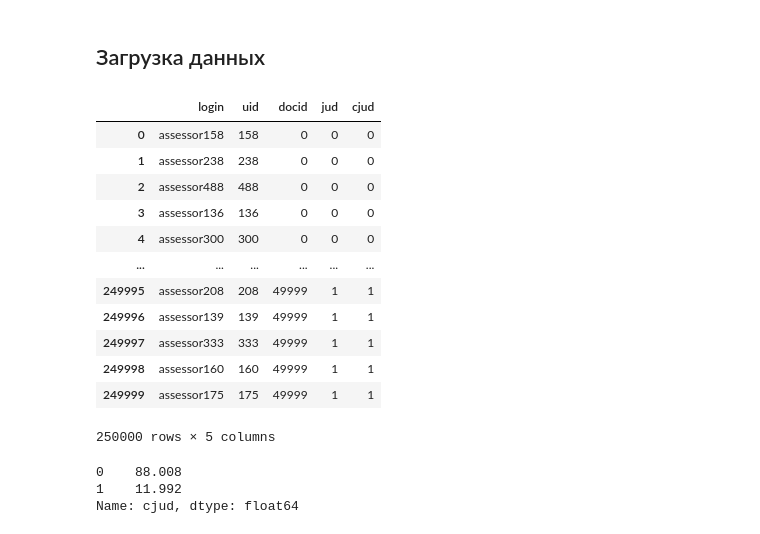
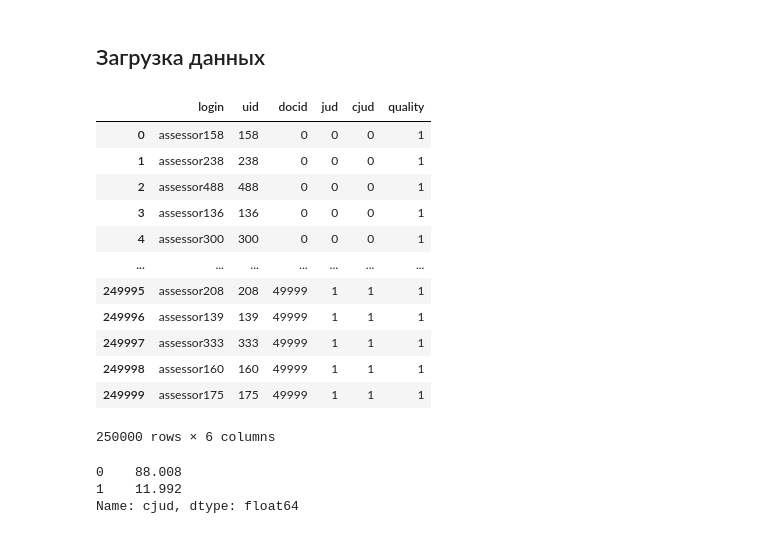
Before and after one commit to Mikhaylov-yv/Test_tasks, a Jupyter notebook: scr/Время выполнения задания.ipynb, the cells around one changed output. Saved outputs shown, nothing was run; the diff lists cells and outputs as text; code cells hidden in the pictures.

```diff
--- a/scr/Время выполнения задания.ipynb
+++ b/scr/Время выполнения задания.ipynb
@@ -32,23 +32,24 @@ from sklearn.metrics import f1_score
 # %%
 df_in = pd.read_csv('../data/data_task3.csv',
                     sep = '\t',
 #                     parse_dates = ['assigned_ts','closed_ts']
                    )
+df_in['quality'] = (df_in['jud'] == df_in['cjud']).astype(int)
 df_in
 # %% [output]
-|  | login | uid | docid | jud | cjud |
-| 0 | assessor158 | 158 | 0 | 0 | 0 |
-| 1 | assessor238 | 238 | 0 | 0 | 0 |
-| 2 | assessor488 | 488 | 0 | 0 | 0 |
-| 3 | assessor136 | 136 | 0 | 0 | 0 |
-| 4 | assessor300 | 300 | 0 | 0 | 0 |
-| ... | ... | ... | ... | ... | ... |
-| 249995 | assessor208 | 208 | 49999 | 1 | 1 |
-| 249996 | assessor139 | 139 | 49999 | 1 | 1 |
-| 249997 | assessor333 | 333 | 49999 | 1 | 1 |
-| 249998 | assessor160 | 160 | 49999 | 1 | 1 |
-| 249999 | assessor175 | 175 | 49999 | 1 | 1 |
+|  | login | uid | docid | jud | cjud | quality |
+| 0 | assessor158 | 158 | 0 | 0 | 0 | 1 |
+| 1 | assessor238 | 238 | 0 | 0 | 0 | 1 |
+| 2 | assessor488 | 488 | 0 | 0 | 0 | 1 |
+| 3 | assessor136 | 136 | 0 | 0 | 0 | 1 |
+| 4 | assessor300 | 300 | 0 | 0 | 0 | 1 |
+| ... | ... | ... | ... | ... | ... | ... |
+| 249995 | assessor208 | 208 | 49999 | 1 | 1 | 1 |
+| 249996 | assessor139 | 139 | 49999 | 1 | 1 | 1 |
+| 249997 | assessor333 | 333 | 49999 | 1 | 1 | 1 |
+| 249998 | assessor160 | 160 | 49999 | 1 | 1 | 1 |
+| 249999 | assessor175 | 175 | 49999 | 1 | 1 | 1 |
-250000 rows × 5 columns
+250000 rows × 6 columns
 # %%
 # Распределение % значений в столбце правильных ответов
 df_in['cjud'].value_counts() / df_in['cjud'].shape[0] * 100
```
Also changed, not shown: parts of 4 cells of this notebook.
